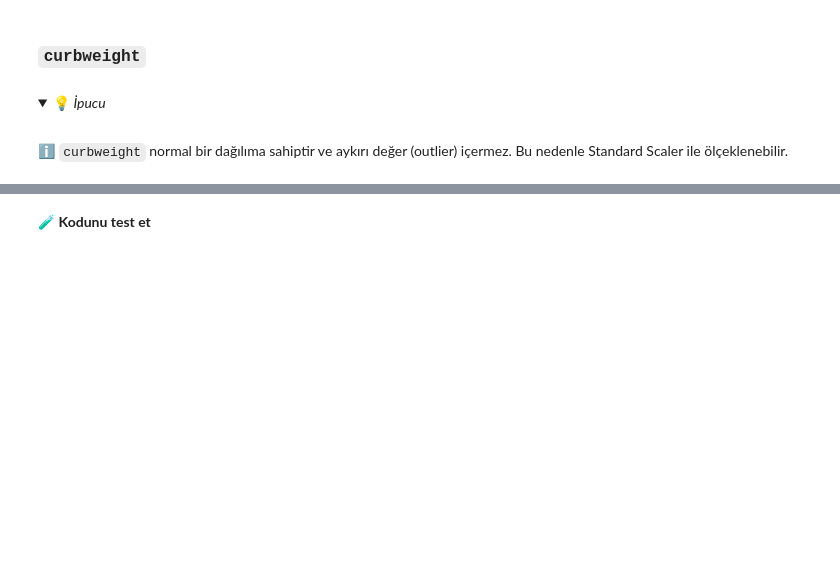
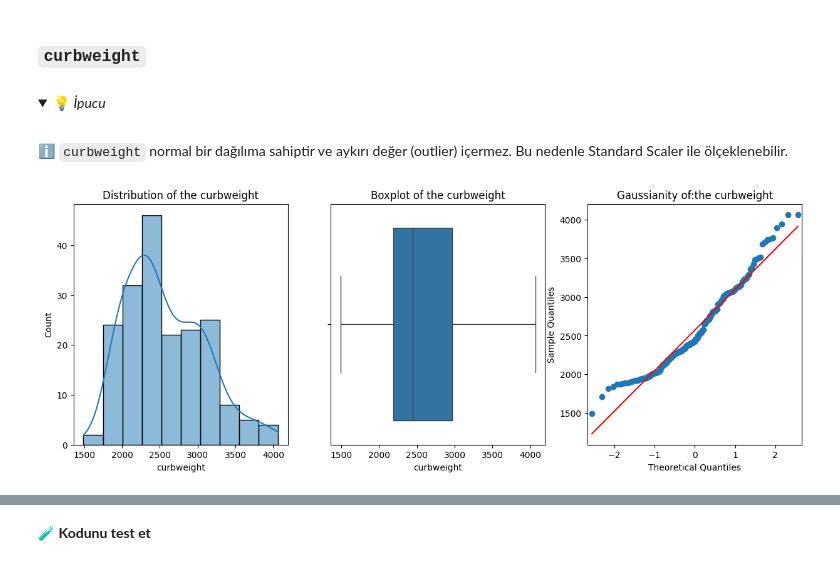
Before and after one commit to MerveDemirci034/S16D2-S-Data-car-prices, a Jupyter notebook: Car-Prices.ipynb, the cells around one changed output, grey strips where cells are left out. Cells and saved outputs as stored; diff of their text form; code cells hidden in the pictures; folded sections open; blank space fills up the shorter version.

```diff
--- a/Car-Prices.ipynb
+++ b/Car-Prices.ipynb
@@ -108,0 +236,16 @@ Dönüştürülmüş değerlerle orijinal sütunları değiştirin.
+# %%
+# before scale
+variable = 'curbweight'
+
+fig, ax = plt.subplots(1,3,figsize=(15,5))
+
+ax[0].set_title(f"Distribution of the {variable}")
+sns.histplot(data = df, x = f"{variable}", kde=True, ax = ax[0])
+
+ax[1].set_title(f"Boxplot of the {variable}")
+sns.boxplot(data = df, x = f"{variable}", ax=ax[1])
+
+ax[2].set_title(f"Gaussianity of:the {variable}")
+qqplot(df[f"{variable}"],line='s',ax=ax[2]);
+# %% [output]
+[figure, added]
```
Also changed, not shown: parts of 62 cells of this notebook.
